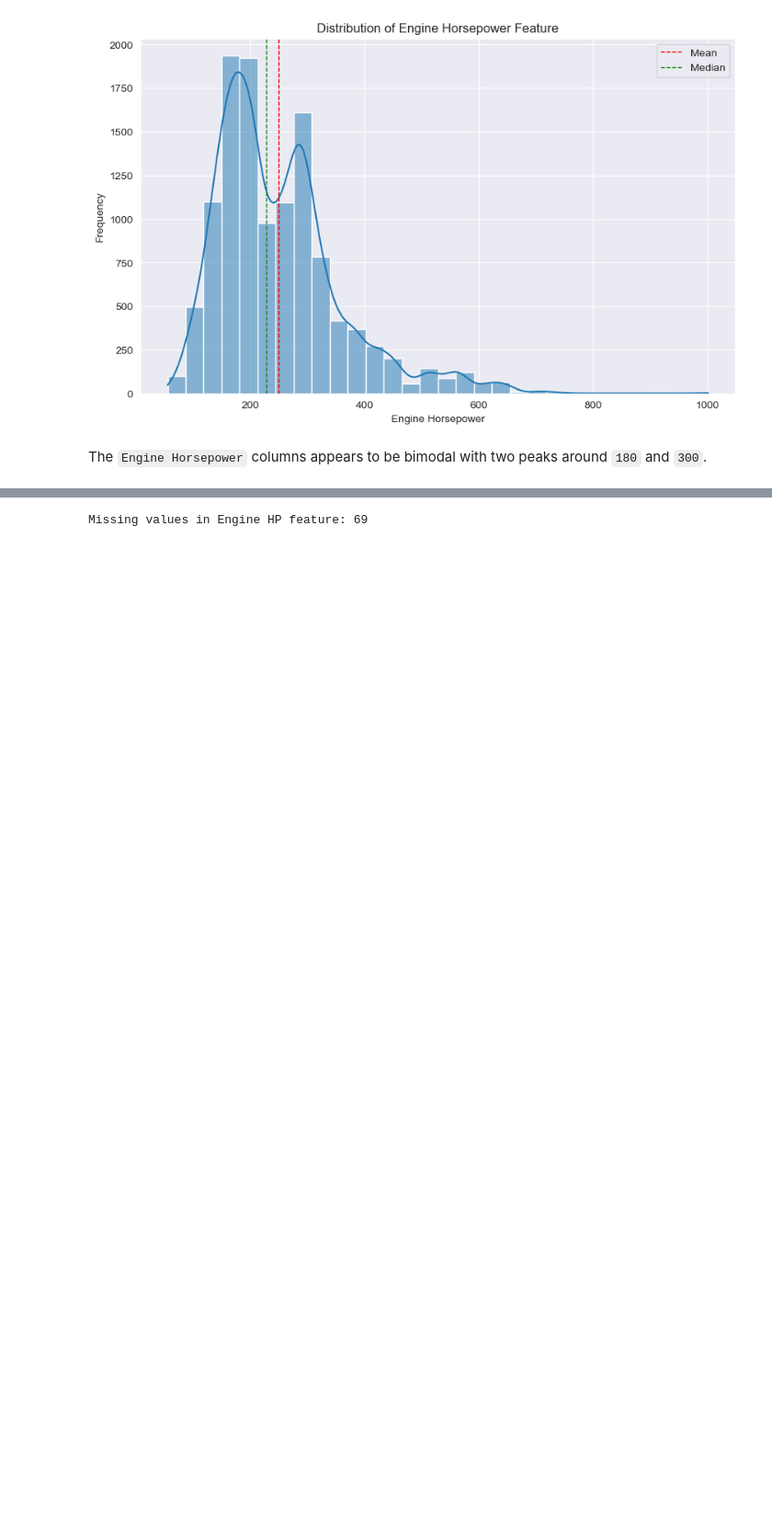
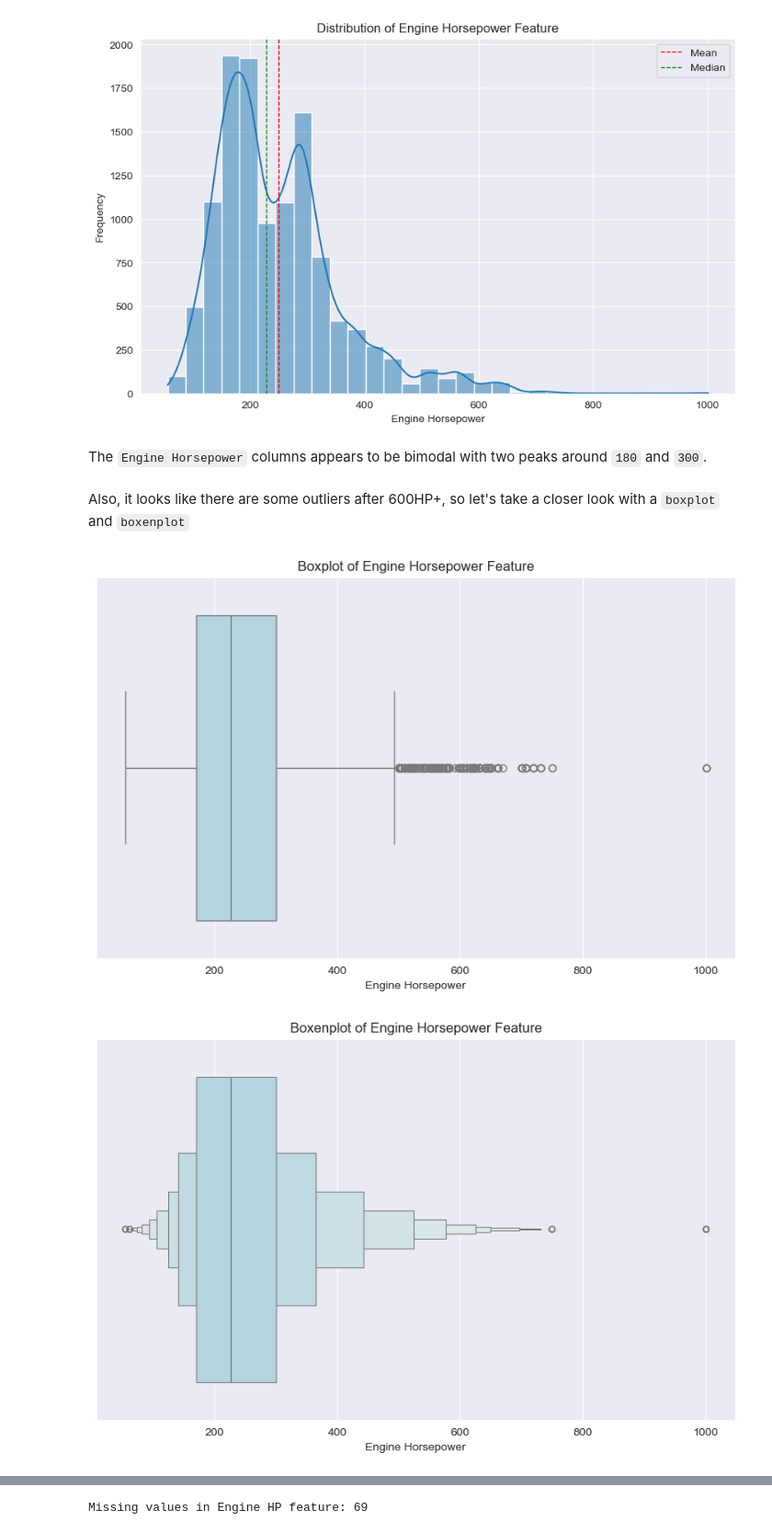
Before and after one commit to MrKimhoff/Python-Car-Price-Prediction, a Jupyter notebook: Python-Used-Car-Price-Prediction.ipynb, the cells around one changed output, grey strips where cells are left out. Shown at 92% size. Drawn from its saved outputs; the diff is of its cells as text; code cells hidden in the pictures; blank space fills up the shorter version.

```diff
--- a/Python-Used-Car-Price-Prediction.ipynb
+++ b/Python-Used-Car-Price-Prediction.ipynb
@@ -255,3 +255,22 @@ plt.show()
 [figure]
 # %% [markdown]
 The `Engine Horsepower` columns appears to be bimodal with two peaks around `180` and `300`.
+# %% [markdown]
+Also, it looks like there are some outliers after 600HP+, so let's take a closer look with a `boxplot` and `boxenplot`
+# %%
+# boxplot of engine horsepower feature to determine outliers
+plt.figure(figsize=(10, 6))
+sns.boxplot(x=df['Engine HP'], color='lightblue') # type: ignore
+plt.title('Boxplot of Engine Horsepower Feature')
+plt.xlabel('Engine Horsepower')
+plt.show()
+
+# boxenplot of engine horsepower feature to visualize outliers
+plt.figure(figsize=(10, 6))
+sns.boxenplot(x=df['Engine HP'], color='lightblue') # type: ignore
+plt.title('Boxenplot of Engine Horsepower Feature')
+plt.xlabel('Engine Horsepower')
+plt.show()
+# %% [output]
+[figure, added]
+[figure, added]
```
Also changed, not shown: parts of 10 cells of this notebook, 1 other file.
